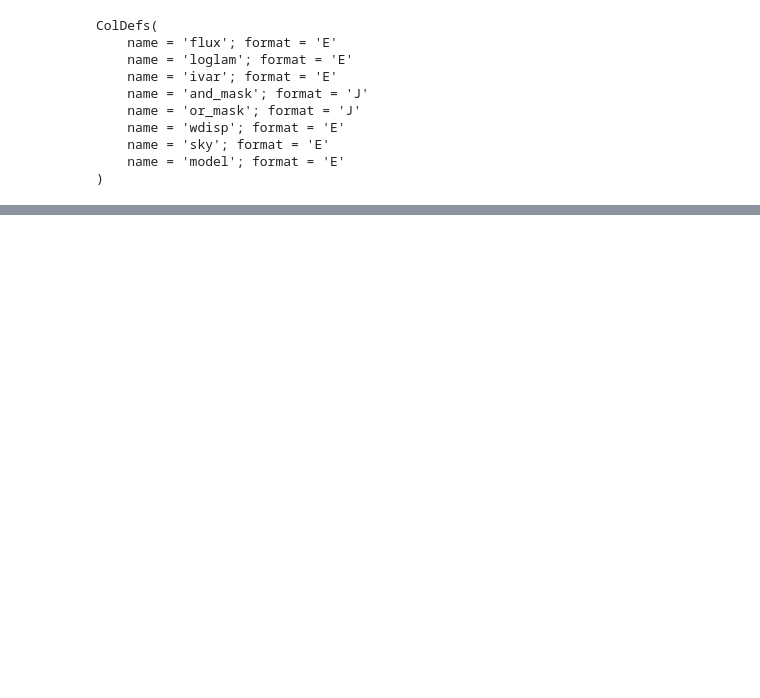
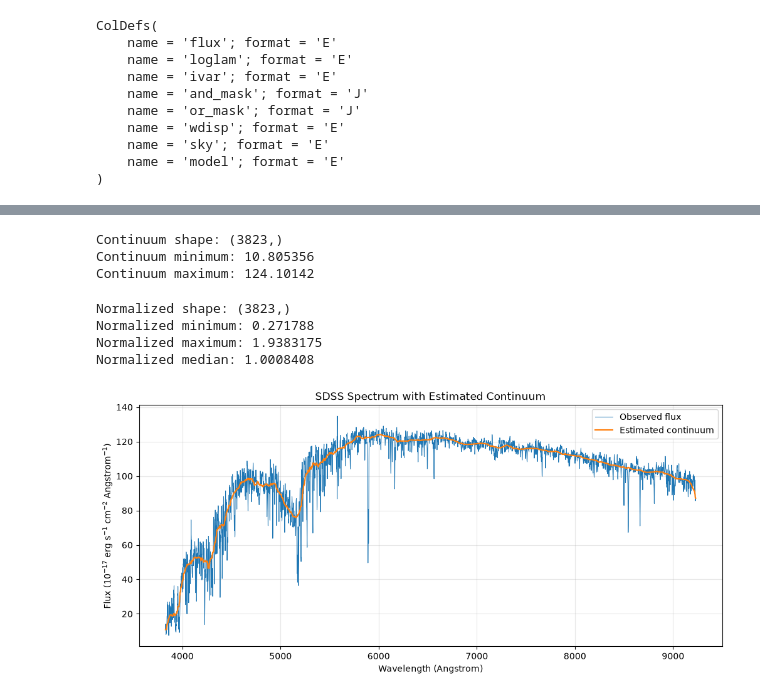
Before and after one commit to KV225511/X_space, a Jupyter notebook: notebooks/03_eda_spectra.ipynb, the cells around one changed output, grey strips where cells are left out. Saved outputs shown, nothing was run; the diff lists cells and outputs as text; code cells hidden in the pictures; blank space fills up the shorter version.

```diff
--- a/notebooks/03_eda_spectra.ipynb
+++ b/notebooks/03_eda_spectra.ipynb
@@ -407,0 +662,20 @@ ColDefs(
+# %%
+# ============================================================
+# 10. Estimate the continuum using a median filter
+# ============================================================
+
+from scipy.ndimage import median_filter
+
+continuum = median_filter(
+    clean_flux,
+    size=101,
+    mode="nearest"
+)
+
+print("Continuum shape:", continuum.shape)
+print("Continuum minimum:", continuum.min())
+print("Continuum maximum:", continuum.max())
+# %% [output]
+Continuum shape: (3823,)
+Continuum minimum: 10.805356
+Continuum maximum: 124.10142
@@ -407,0 +691,45 @@ ColDefs(
+# %%
+# ============================================================
+# 12. Normalize the spectrum
+# ============================================================
+
+normalized_flux = clean_flux / continuum_safe
+
+print("Normalized shape:", normalized_flux.shape)
+print("Normalized minimum:", normalized_flux.min())
+print("Normalized maximum:", normalized_flux.max())
+print("Normalized median:", np.median(normalized_flux))
+# %% [output]
+Normalized shape: (3823,)
+Normalized minimum: 0.271788
+Normalized maximum: 1.9383175
+Normalized median: 1.0008408
+# %%
+# ============================================================
+# 13. Plot the estimated continuum
+# ============================================================
+
+plt.figure(figsize=(12, 5))
+
+plt.plot(
+    clean_wavelength,
+    clean_flux,
+    linewidth=0.7,
+    label="Observed flux"
+)
+
+plt.plot(
+    clean_wavelength,
+    continuum,
+    linewidth=1.5,
+    label="Estimated continuum"
+)
+
+plt.xlabel("Wavelength (Angstrom)")
+plt.ylabel(r"Flux ($10^{-17}$ erg s$^{-1}$ cm$^{-2}$ Angstrom$^{-1}$)")
+plt.title("SDSS Spectrum with Estimated Continuum")
+plt.grid(True, alpha=0.3)
+plt.legend()
+plt.show()
+# %% [output]
+[figure, added]
```
Also changed, not shown: parts of 19 cells of this notebook.
